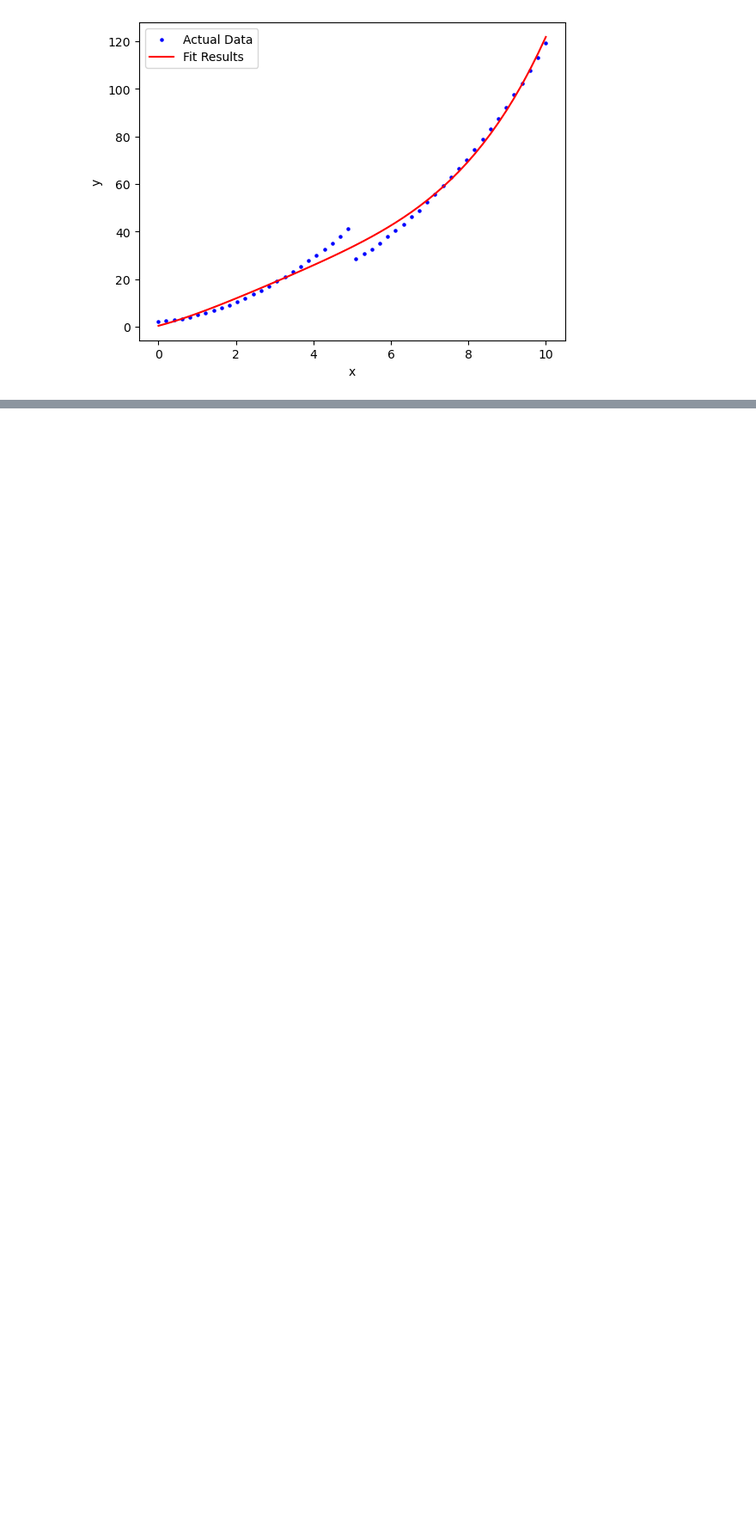
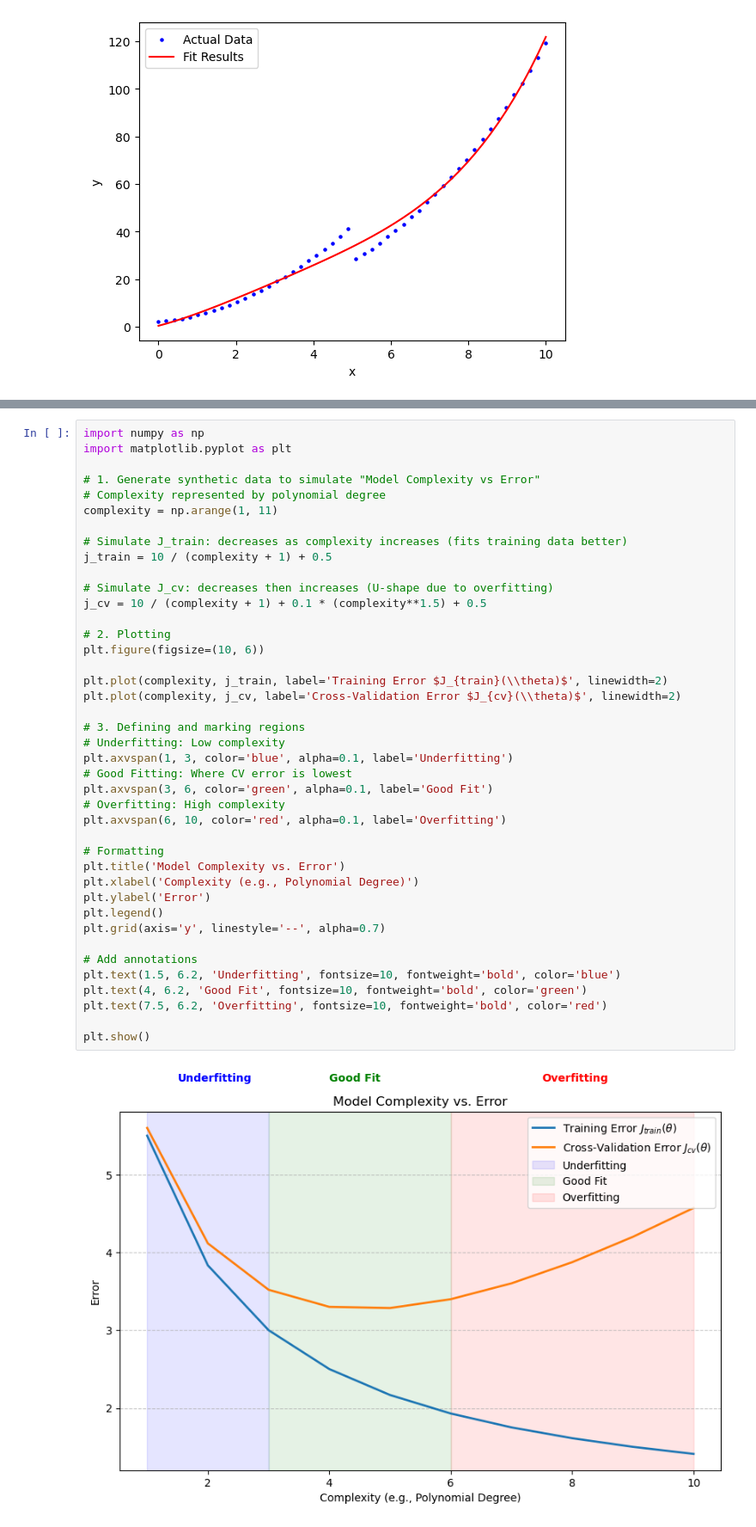
Before and after one commit to bdixit25/DataScience_Courses, a Jupyter notebook: Course_5_Machine_Learning/Module_1.ipynb, the cells around one changed output, grey strips where cells are left out. Shown at 86% size. Saved outputs shown, nothing was run; the diff lists cells and outputs as text; blank space fills up the shorter version.

Commit message:
Errors and biases

```diff
--- a/Course_5_Machine_Learning/Module_1.ipynb
+++ b/Course_5_Machine_Learning/Module_1.ipynb
@@ -614,0 +663,43 @@ plt.show()
+# %%
+import numpy as np
+import matplotlib.pyplot as plt
+
+# 1. Generate synthetic data to simulate "Model Complexity vs Error"
+# Complexity represented by polynomial degree
+complexity = np.arange(1, 11)
+
+# Simulate J_train: decreases as complexity increases (fits training data better)
+j_train = 10 / (complexity + 1) + 0.5
+
+# Simulate J_cv: decreases then increases (U-shape due to overfitting)
+j_cv = 10 / (complexity + 1) + 0.1 * (complexity**1.5) + 0.5
+
+# 2. Plotting
+plt.figure(figsize=(10, 6))
+
+plt.plot(complexity, j_train, label='Training Error $J_{train}(\\theta)$', linewidth=2)
+plt.plot(complexity, j_cv, label='Cross-Validation Error $J_{cv}(\\theta)$', linewidth=2)
+
+# 3. Defining and marking regions
+# Underfitting: Low complexity
+plt.axvspan(1, 3, color='blue', alpha=0.1, label='Underfitting')
+# Good Fitting: Where CV error is lowest
+plt.axvspan(3, 6, color='green', alpha=0.1, label='Good Fit')
+# Overfitting: High complexity
+plt.axvspan(6, 10, color='red', alpha=0.1, label='Overfitting')
+
+# Formatting
+plt.title('Model Complexity vs. Error')
+plt.xlabel('Complexity (e.g., Polynomial Degree)')
+plt.ylabel('Error')
+plt.legend()
+plt.grid(axis='y', linestyle='--', alpha=0.7)
+
+# Add annotations
+plt.text(1.5, 6.2, 'Underfitting', fontsize=10, fontweight='bold', color='blue')
+plt.text(4, 6.2, 'Good Fit', fontsize=10, fontweight='bold', color='green')
+plt.text(7.5, 6.2, 'Overfitting', fontsize=10, fontweight='bold', color='red')
+
+plt.show()
+# %% [output]
+[figure, added]
```
Also changed, not shown: parts of 3 cells of this notebook.
